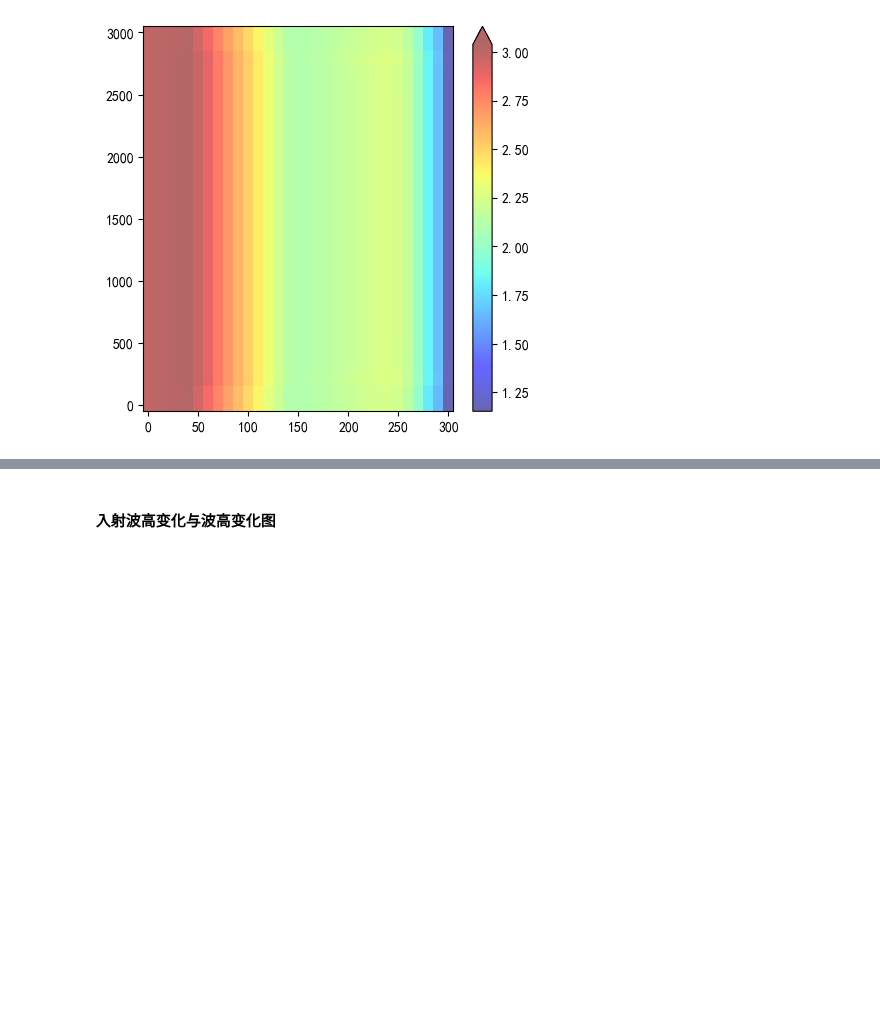
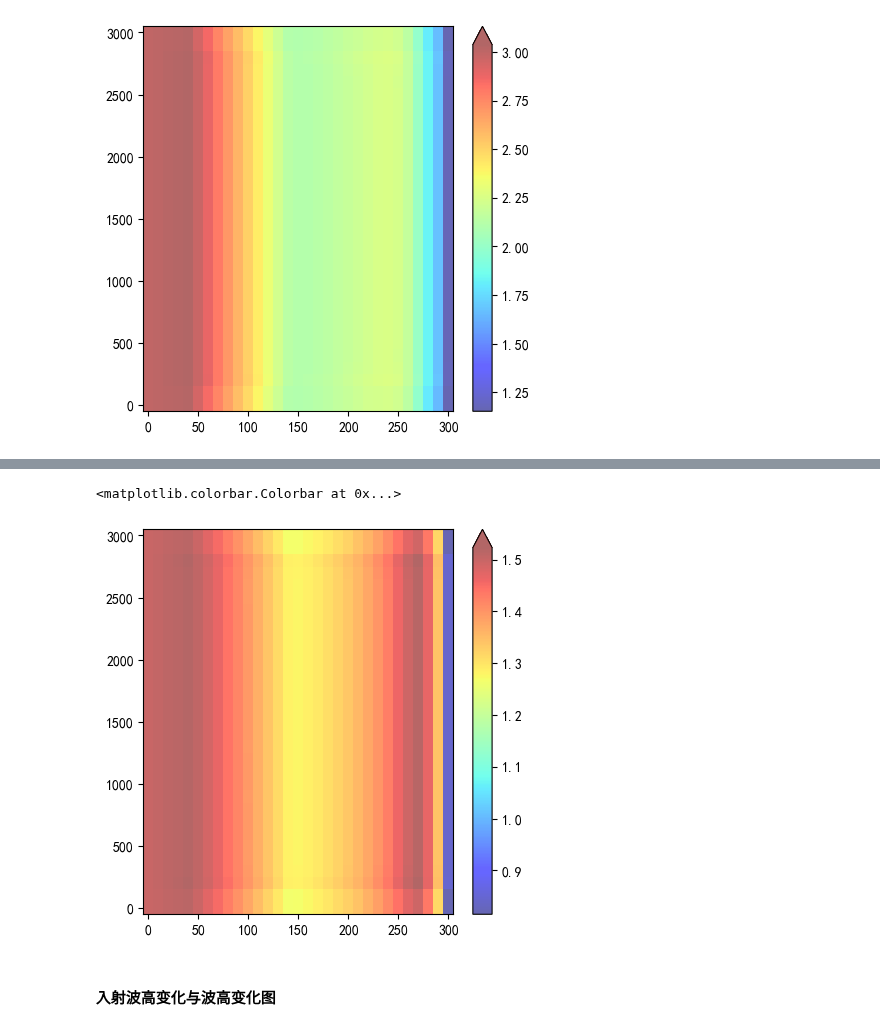
Before and after one commit to jackyvava/CodeWaveVegetation, a Jupyter notebook: code.ipynb, the cells around one changed output, grey strips where cells are left out. Drawn from its saved outputs; the diff is of its cells as text; code cells hidden in the pictures; blank space fills up the shorter version.

```diff
--- a/code.ipynb
+++ b/code.ipynb
@@ -1576,3 +1617,10 @@ plt.colorbar(extend='max')
+# %%
+plt.figure(num=1,figsize = (5,5), facecolor=None)
+plt.pcolormesh(X1, Y1, ZH15_Hs, cmap='jet',alpha=0.6)
+plt.colorbar(extend='max')
+# %% [output]
+<matplotlib.colorbar.Colorbar at 0x...>
+[figure, added]
 # %% [markdown]
 #### 入射波高变化与波高变化图
 # %% [markdown]
```
Also changed, not shown: parts of 53 cells of this notebook.
